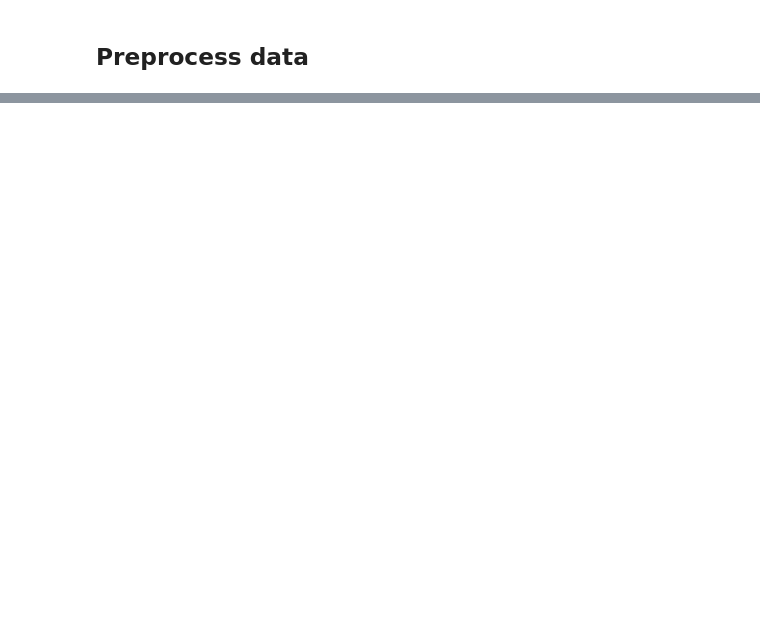
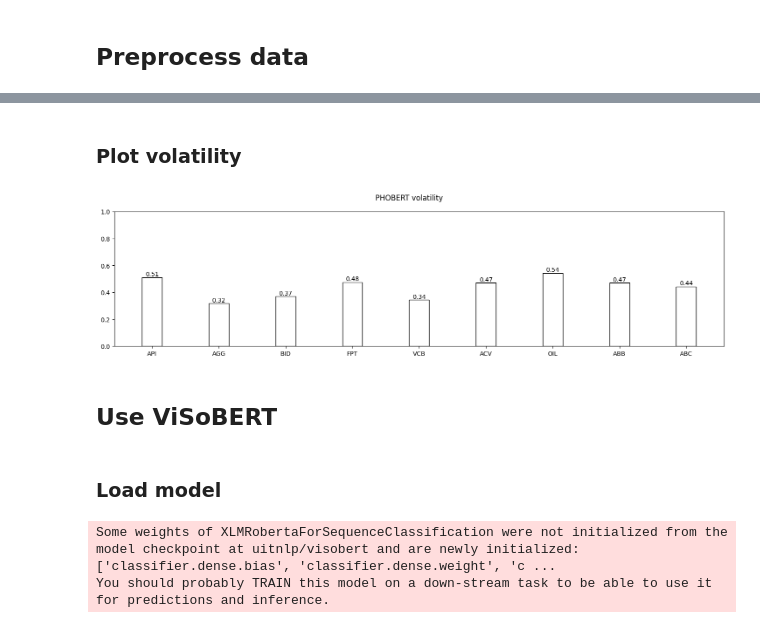
Before and after one commit to thaivo02/Sentiment-analysis, a Jupyter notebook: Sentiment_analysis_to_predict_stock_market.ipynb, the cells around one changed output, grey strips where cells are left out. Cells and saved outputs as stored; diff of their text form; code cells hidden in the pictures; blank space fills up the shorter version.

```diff
--- a/Sentiment_analysis_to_predict_stock_market.ipynb
+++ b/Sentiment_analysis_to_predict_stock_market.ipynb
@@ -142,0 +363,31 @@ predicted_price
+# %% [markdown]
+### Plot volatility
+# %%
+fig, ax = plt.subplots(figsize=(18, 4))
+volatility_plot = {}
+
+for company, item in company_news.items():
+    sentiment_scores = item['sentiment']
+    volatility_plot[company] = np.std(sentiment_scores)
+
+for company, volatility in volatility_plot.items():
+    plt.text(company_list.index(company), volatility, f"{volatility:.2f}", ha='center', va='bottom')
+
+ax.bar(company_list, volatility_plot.values(), 0.3, color='w', edgecolor='k')
+ax.set_ylim(0, 1)
+
+fig.suptitle('PHOBERT volatility')
+plt.savefig('phobert_volatility.png')
+plt.show()
+# %% [output]
+[figure, added]
+# %% [markdown]
+## Use ViSoBERT
+# %% [markdown]
+### Load model
+# %%
+uit = AutoModelForSequenceClassification.from_pretrained('uitnlp/visobert')
+uit_tokenizer = AutoTokenizer.from_pretrained('uitnlp/visobert')
+# %% [output]
+Some weights of XLMRobertaForSequenceClassification were not initialized from the model checkpoint at uitnlp/visobert and are newly initialized: ['classifier.dense.bias', 'classifier.dense.weight', 'c ...
+You should probably TRAIN this model on a down-stream task to be able to use it for predictions and inference.
```
Also changed, not shown: parts of 51 cells of this notebook.
